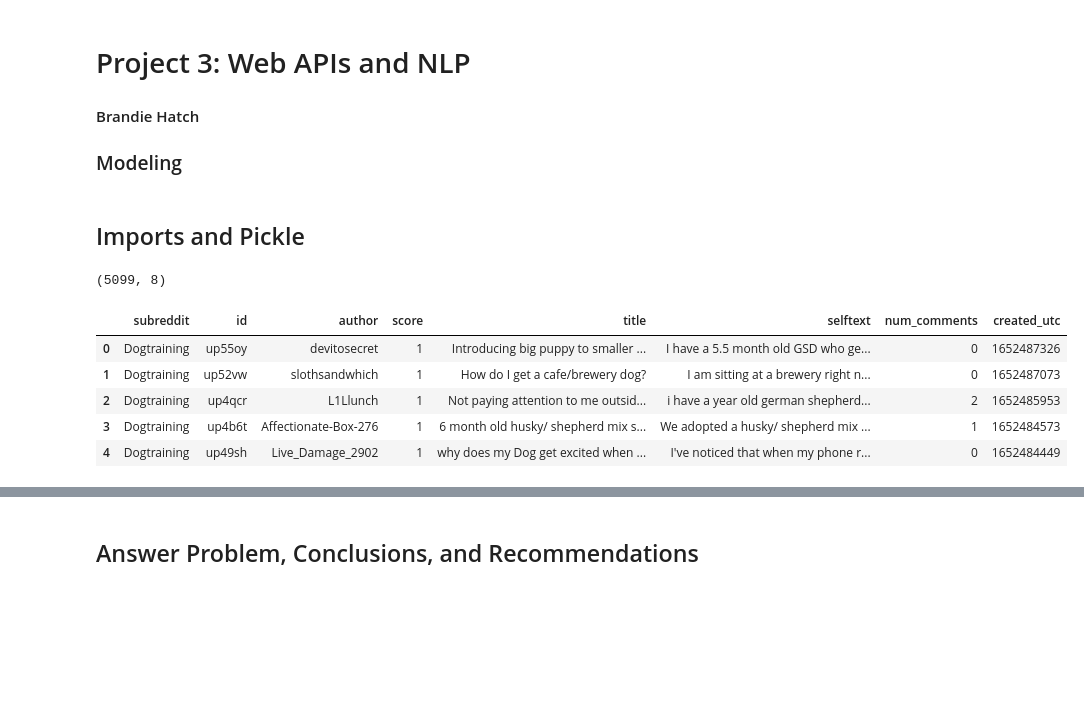
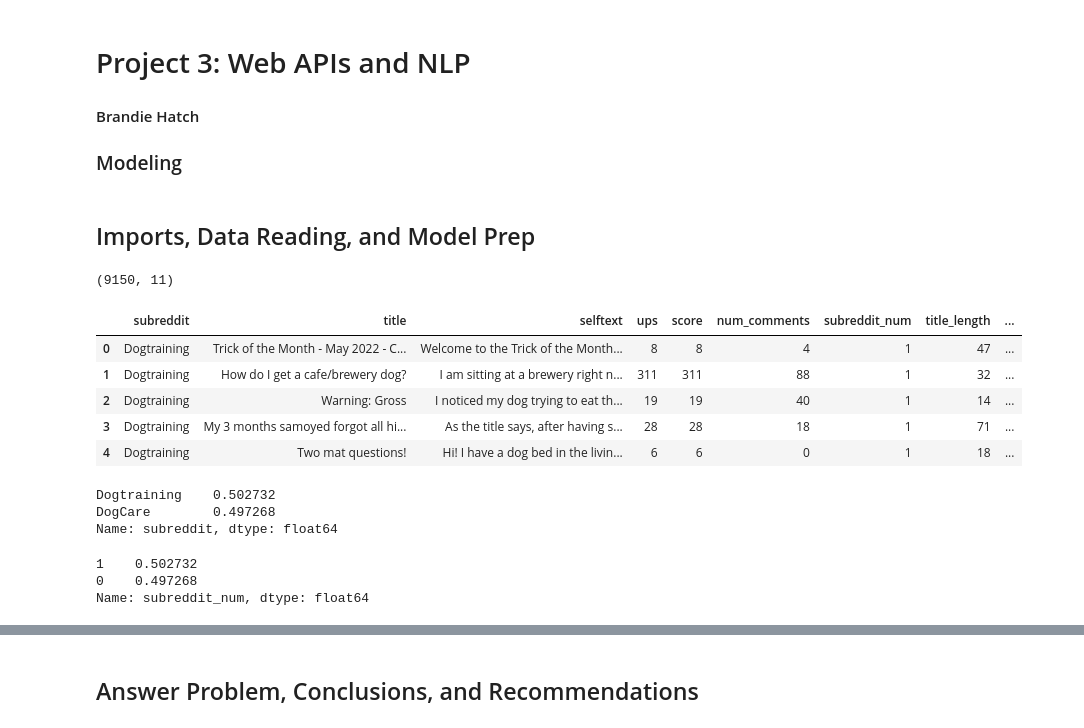
Before and after one commit to brandiehatch/project-3, a Jupyter notebook: code/project-3-hatch-model.ipynb, the cells around one changed output, grey strips where cells are left out. Cells and saved outputs as stored; diff of their text form; code cells hidden in the pictures; blank space fills up the shorter version.

```diff
--- a/code/project-3-hatch-model.ipynb
+++ b/code/project-3-hatch-model.ipynb
@@ -5,7 +5,7 @@
 
 ### Modeling
 # %% [markdown]
-## Imports and Pickle
+## Imports, Data Reading, and Model Prep
 # %%
 # python library imports
 import pandas as pd
@@ -23,16 +38,23 @@ import time
 import re
 import nltk
 # %%
-# pickle
+# Read in Data
 
-dogtraining = pd.read_csv('./dogtraining.csv')
-print(dogtraining.shape)
-dogtraining.head()
+df = pd.read_csv('../data/prepped.csv', index_col=False)
+print(df.shape)
+df.head()
 # %% [output]
-(5099, 8)
+(9150, 11)
-|  | subreddit | id | author | score | title | selftext | num_comments | created_utc |
-| 0 | Dogtraining | up55oy | devitosecret | 1 | Introducing big puppy to smaller ... | I have a 5.5 month old GSD who ge... | 0 | 1652487326 |
-| 1 | Dogtraining | up52vw | slothsandwhich | 1 | How do I get a cafe/brewery dog? | I am sitting at a brewery right n... | 0 | 1652487073 |
-| 2 | Dogtraining | up4qcr | L1Llunch | 1 | Not paying attention to me outsid... | i have a year old german shepherd... | 2 | 1652485953 |
-| 3 | Dogtraining | up4b6t | Affectionate-Box-276 | 1 | 6 month old husky/ shepherd mix s... | We adopted a husky/ shepherd mix ... | 1 | 1652484573 |
-| 4 | Dogtraining | up49sh | Live_Damage_2902 | 1 | why does my Dog get excited when ... | I've noticed that when my phone r... | 0 | 1652484449 |
+|  | subreddit | title | selftext | ups | score | num_comments | subreddit_num | title_length | ... |
+| 0 | Dogtraining | Trick of the Month - May 2022 - C... | Welcome to the Trick of the Month... | 8 | 8 | 4 | 1 | 47 | ... |
+| 1 | Dogtraining | How do I get a cafe/brewery dog? | I am sitting at a brewery right n... | 311 | 311 | 88 | 1 | 32 | ... |
+| 2 | Dogtraining | Warning: Gross | I noticed my dog trying to eat th... | 19 | 19 | 40 | 1 | 14 | ... |
+| 3 | Dogtraining | My 3 months samoyed forgot all hi... | As the title says, after having s... | 28 | 28 | 18 | 1 | 71 | ... |
+| 4 | Dogtraining | Two mat questions! | Hi! I have a dog bed in the livin... | 6 | 6 | 0 | 1 | 18 | ... |
+# %%
+# imported data split between two subreddits
+df['subreddit'].value_counts(normalize=True)
+# %% [output]
+Dogtraining    0.502732
+DogCare        0.497268
+Name: subreddit, dtype: float64
@@ -38,0 +78,8 @@ dogtraining.head()
+# %%
+# calculate the baseline accuracy (% of the majority class, dogtraining)
+# benchmark to beat is .502732
+y.value_counts(normalize=True)
+# %% [output]
+1    0.502732
+0    0.497268
+Name: subreddit_num, dtype: float64
```
Also changed, not shown: parts of 43 cells of this notebook, 4 other files.
